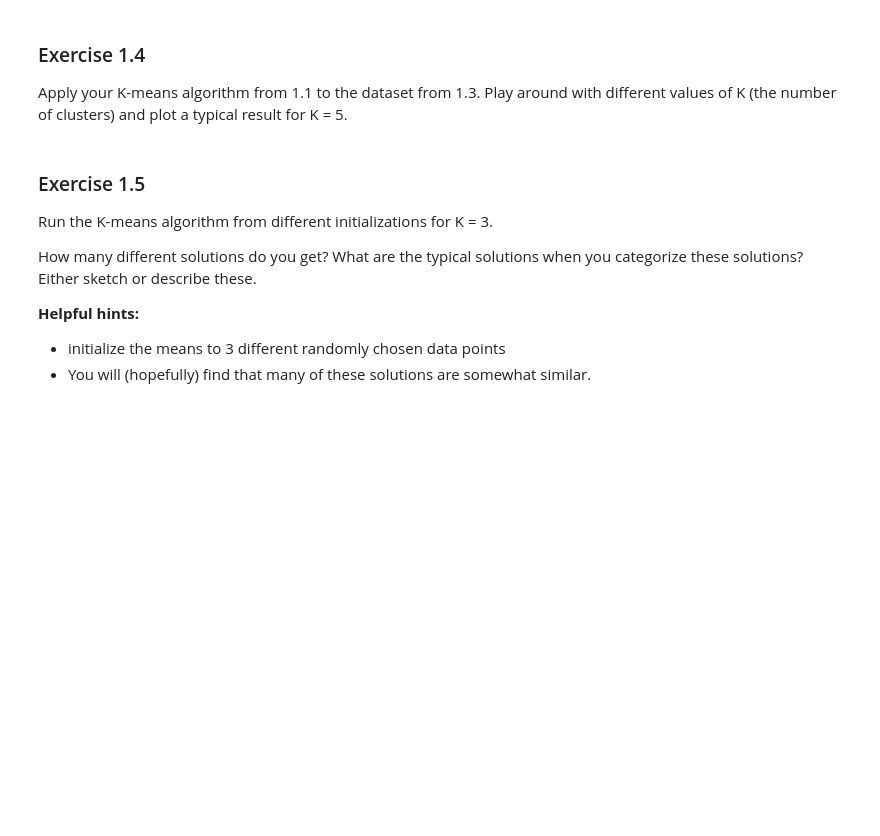
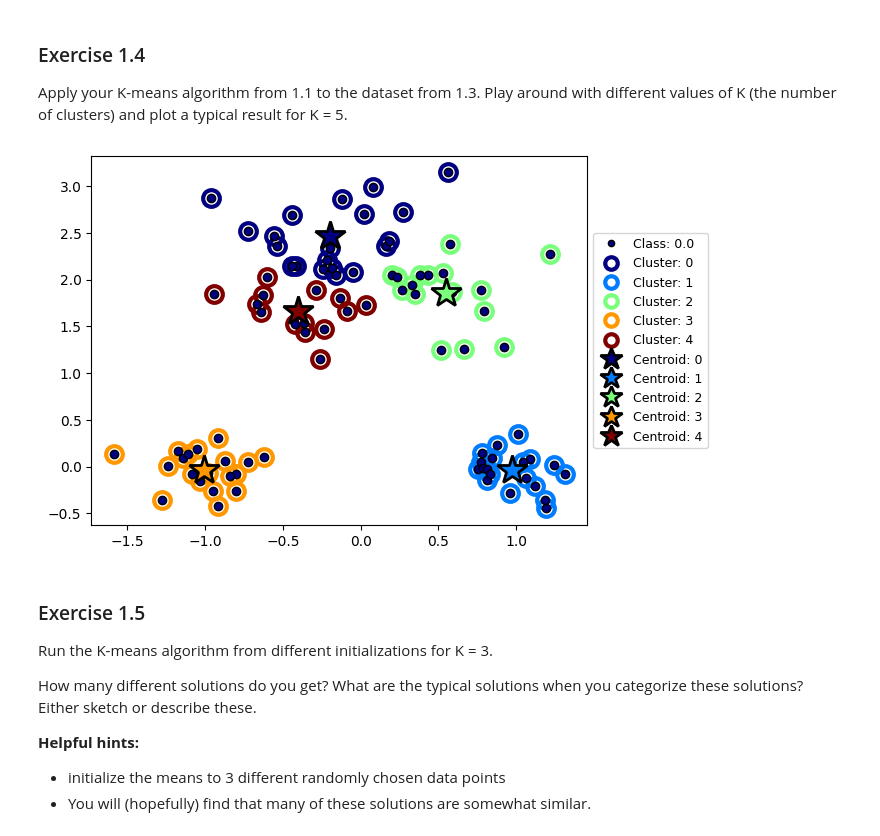
Before and after one commit to lanster42/Erasmus-Notes-25-26, a Jupyter notebook: Data mining and Machine learning/Assignment9/Assignment9_DMML.ipynb, the cells around one changed output. Saved outputs shown, nothing was run; the diff lists cells and outputs as text; code cells hidden in the pictures; blank space fills up the shorter version.

```diff
--- a/Data mining and Machine learning/Assignment9/Assignment9_DMML.ipynb
+++ b/Data mining and Machine learning/Assignment9/Assignment9_DMML.ipynb
@@ -76,7 +145,12 @@ raise NotImplementedError()
 Apply your K-means algorithm from 1.1 to the dataset from 1.3. Play around with different values of K (the number of clusters) and plot a typical result for K = 5.
 # %%
 ## Answer to exercise 1.4
-raise NotImplementedError()
+x3 = np.array(list(zip(data2.iloc[:, 0], data2.iloc[:, 1])))
+
+clusters5, centroids5 = kmeans(x3, 5)
+cp.clusterPlot(x3, clusters5, centroids5)
+# %% [output]
+[figure, added]
 # %% [markdown]
 ### Exercise 1.5
 Run the K-means algorithm from different initializations for K = 3.
```
Also changed, not shown: parts of 9 cells of this notebook, 2 other files.
